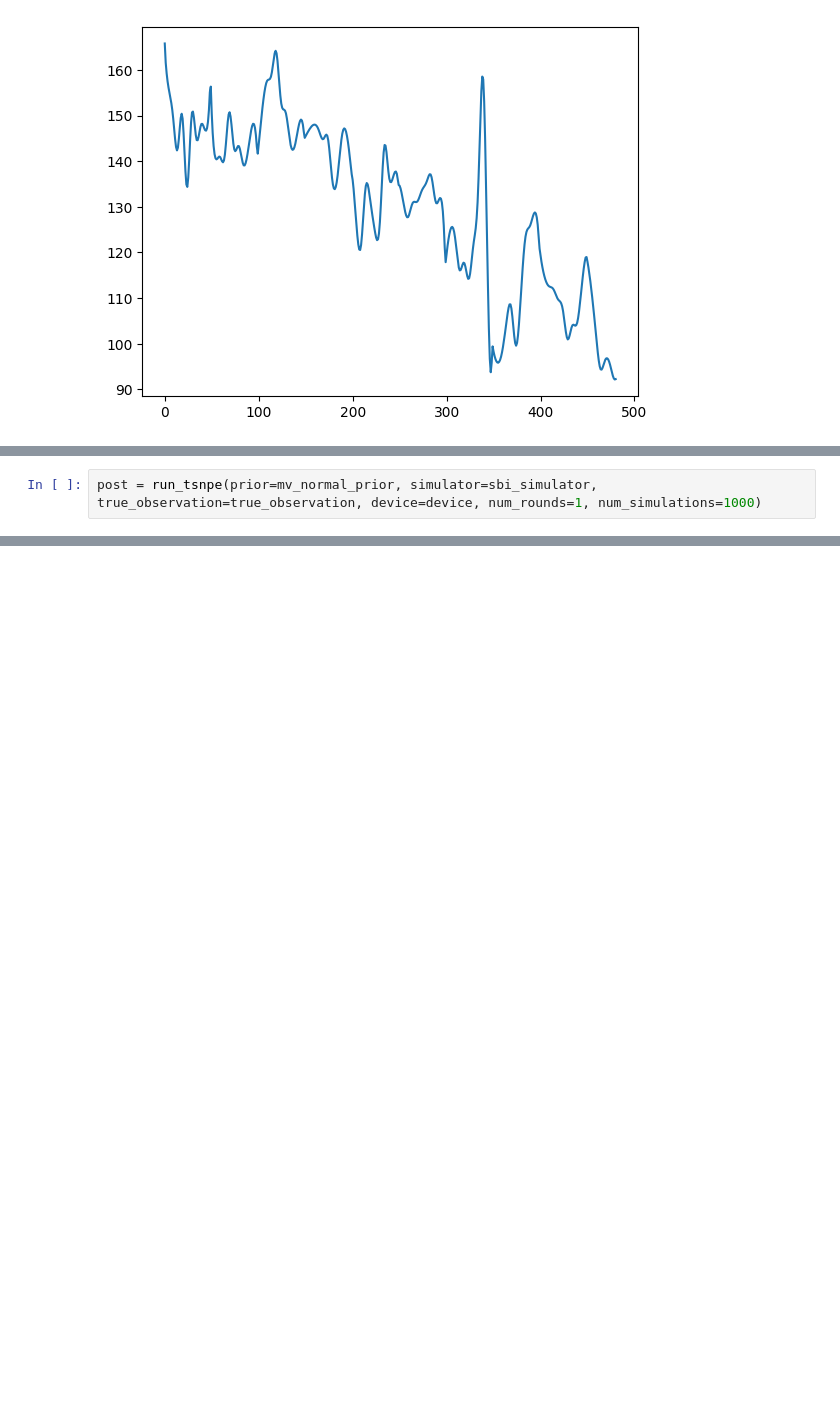
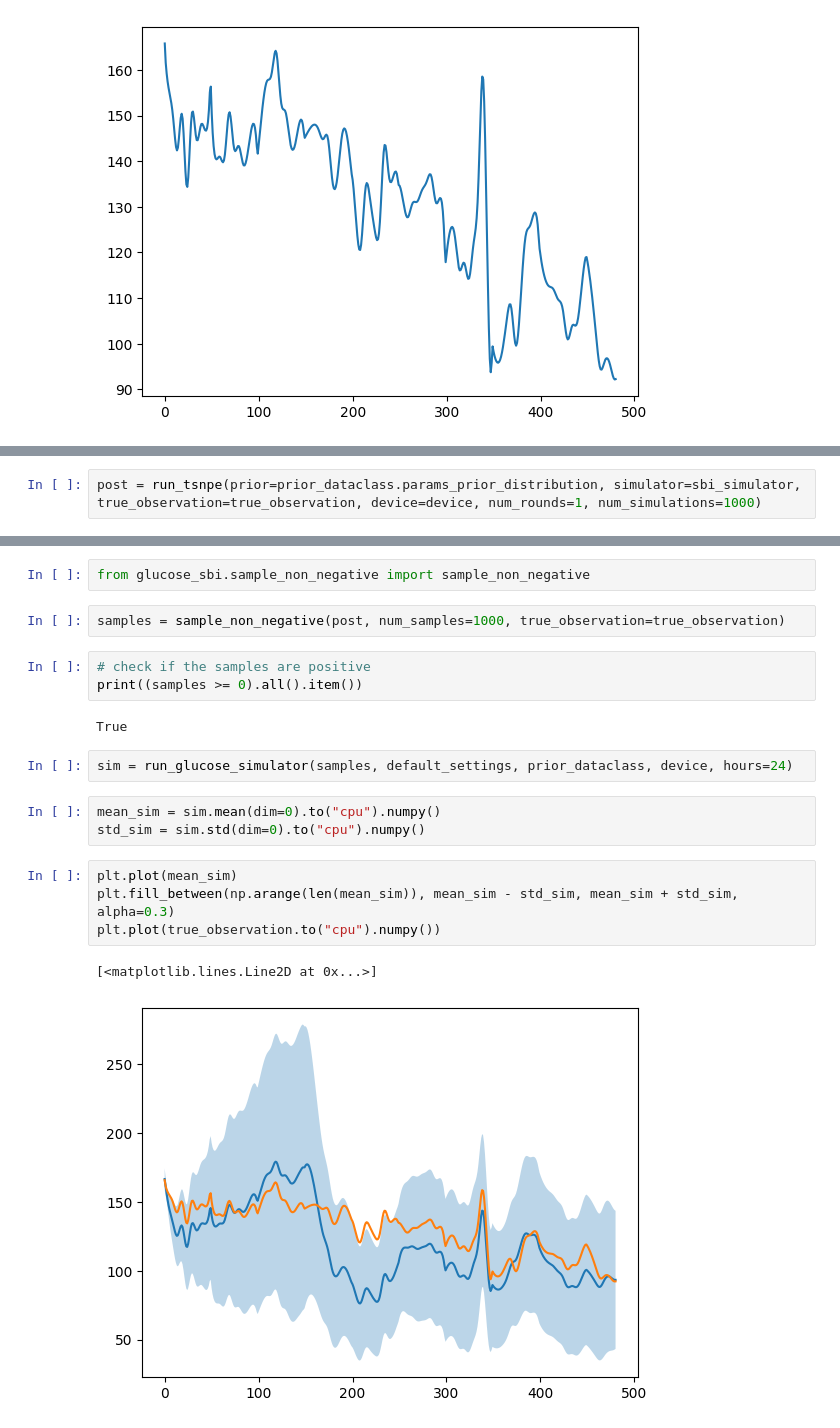
Before and after one commit to Artemii-Shlychkov/Simulation-based-inference-for-glucose-levels-monitoring, a Jupyter notebook: Testbook.ipynb, the cells around one changed output, grey strips where cells are left out. Cells and saved outputs as stored; diff of their text form; blank space fills up the shorter version.

```diff
--- a/Testbook.ipynb
+++ b/Testbook.ipynb
@@ -700,2 +712,2 @@ sbi_simulator = set_up_sbi_simulator(default_settings=default_settings, priors=p
 # %%
-post = run_tsnpe(prior=mv_normal_prior, simulator=sbi_simulator, true_observation=true_observation, device=device, num_rounds=1, num_simulations=1000)
+post = run_tsnpe(prior=prior_dataclass.params_prior_distribution, simulator=sbi_simulator, true_observation=true_observation, device=device, num_rounds=1, num_simulations=1000)
@@ -701,0 +721,21 @@ post = run_tsnpe(prior=mv_normal_prior, simulator=sbi_simulator, true_observatio
+# %%
+from glucose_sbi.sample_non_negative import sample_non_negative
+# %%
+samples = sample_non_negative(post, num_samples=1000, true_observation=true_observation)
+# %%
+# check if the samples are positive
+print((samples >= 0).all().item())
+# %% [output]
+True
+# %%
+sim = run_glucose_simulator(samples, default_settings, prior_dataclass, device, hours=24)
+# %%
+mean_sim = sim.mean(dim=0).to("cpu").numpy()
+std_sim = sim.std(dim=0).to("cpu").numpy()
+# %%
+plt.plot(mean_sim)
+plt.fill_between(np.arange(len(mean_sim)), mean_sim - std_sim, mean_sim + std_sim, alpha=0.3)
+plt.plot(true_observation.to("cpu").numpy())
+# %% [output]
+[<matplotlib.lines.Line2D at 0x...>]
+[figure, added]
```
Also changed, not shown: parts of 20 cells of this notebook, 10 other files.
